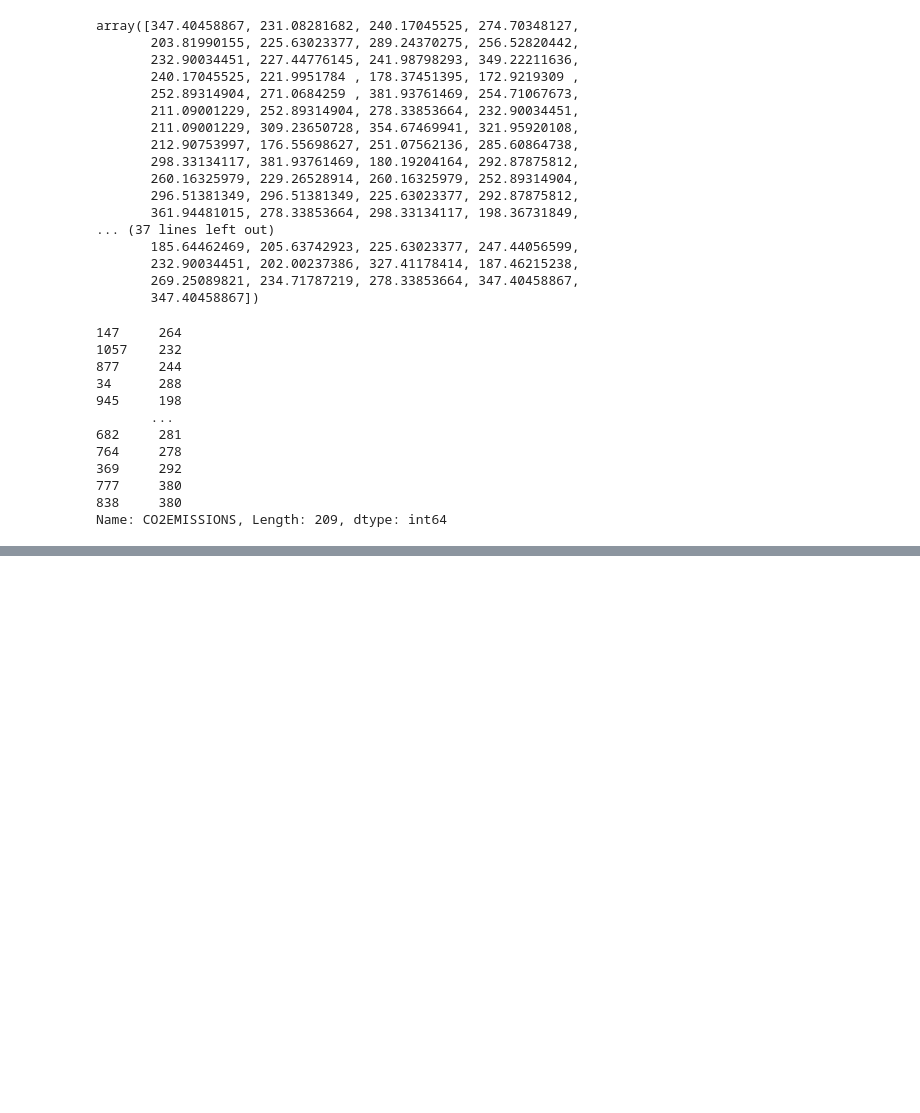
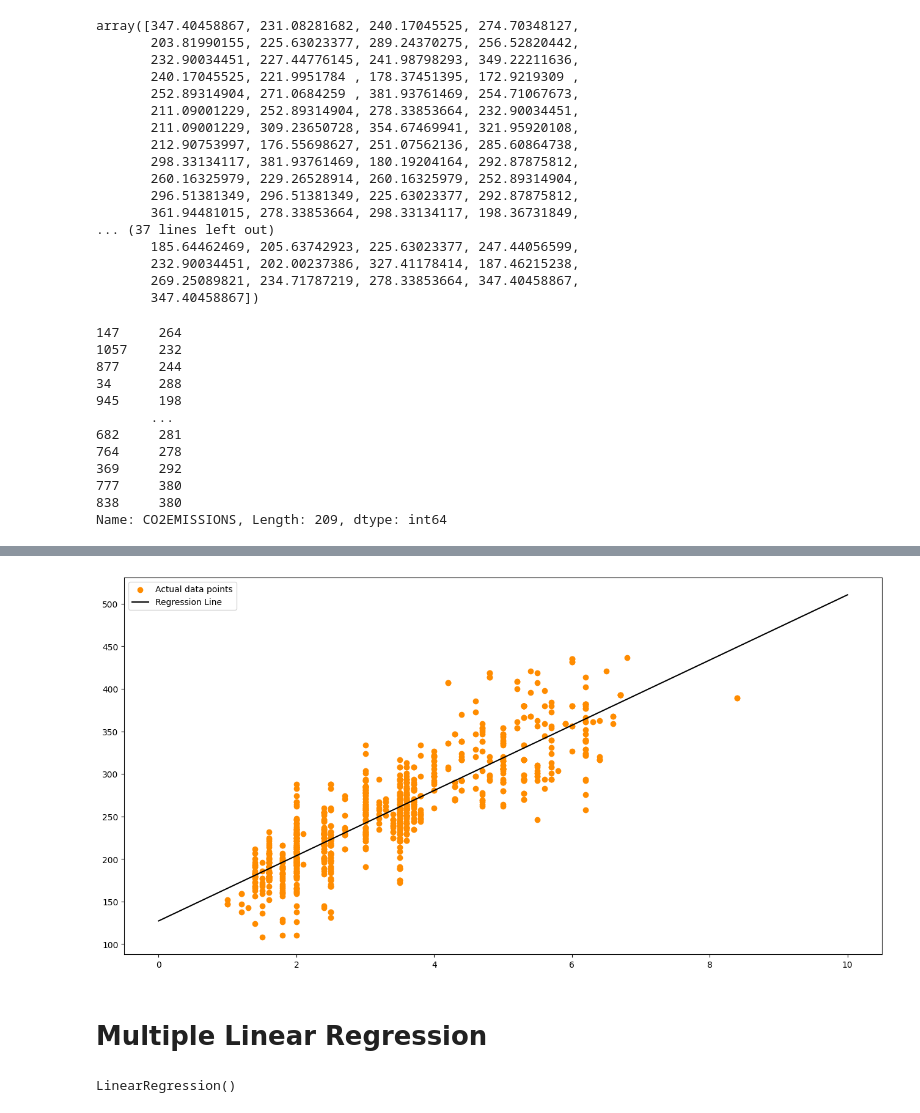
Before and after one commit to raihan-ahmed-dip/MLDS_1020, a Jupyter notebook: CO2_Emissions/co2_emissions.ipynb, the cells around one changed output, grey strips where cells are left out. Saved outputs shown, nothing was run; the diff lists cells and outputs as text; code cells hidden in the pictures; blank space fills up the shorter version.

```diff
--- a/CO2_Emissions/co2_emissions.ipynb
+++ b/CO2_Emissions/co2_emissions.ipynb
@@ -399,0 +583,2 @@ Name: CO2EMISSIONS, Length: 209, dtype: int64
+# %%
+dummy_f2 = np.linspace(0, 10, 200).reshape(200,1)
@@ -399,0 +590,17 @@ Name: CO2EMISSIONS, Length: 209, dtype: int64
+# %%
+dummy_pred2 = model4.predict(dummy_f2)
+# %%
+plt.figure(1, figsize=(16, 8))
+plt.scatter(feature.ENGINESIZE, target, color='darkorange', label='Actual data points')
+plt.plot(dummy_f2.flatten(), dummy_pred2, color='black', label='Regression Line')
+plt.legend()
+plt.show()
+# %% [output]
+[figure, added]
+# %% [markdown]
+# Multiple Linear Regression
+# %%
+model4 = LinearRegression()
+model4.fit(feature[['FUELCONSUMPTION_COMB', 'ENGINESIZE']], target)
+# %% [output]
+LinearRegression()
```
Also changed, not shown: parts of 35 cells of this notebook.
